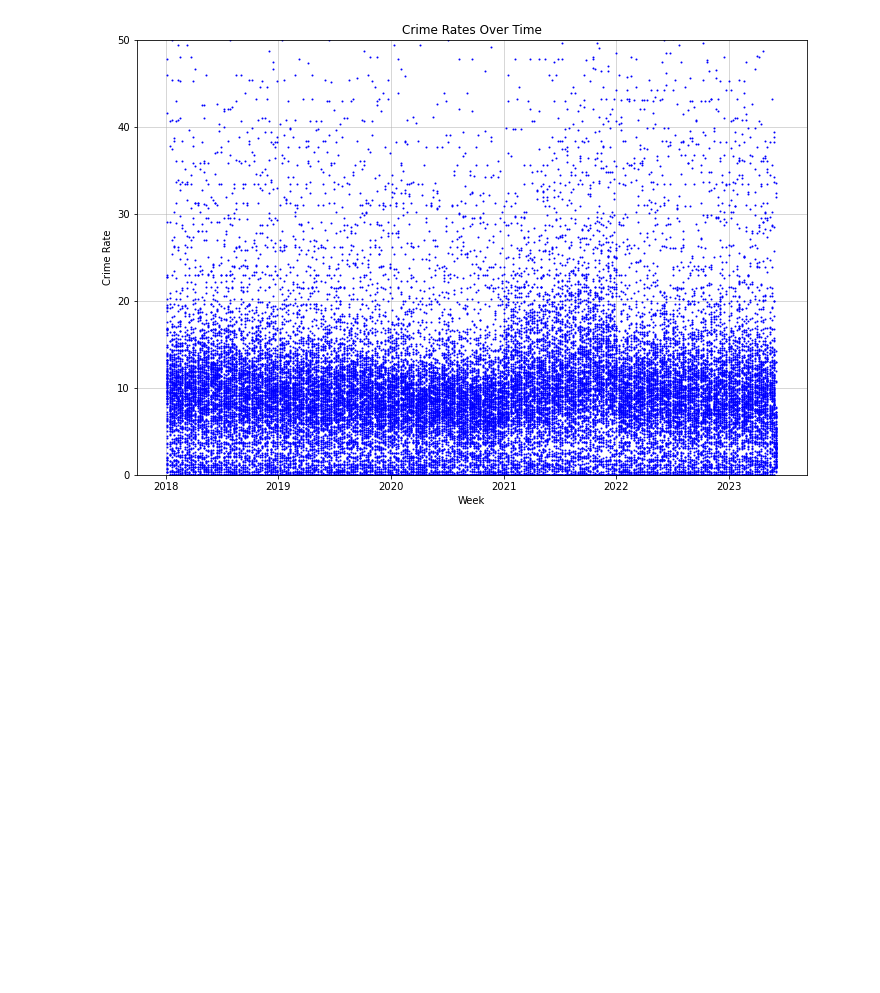
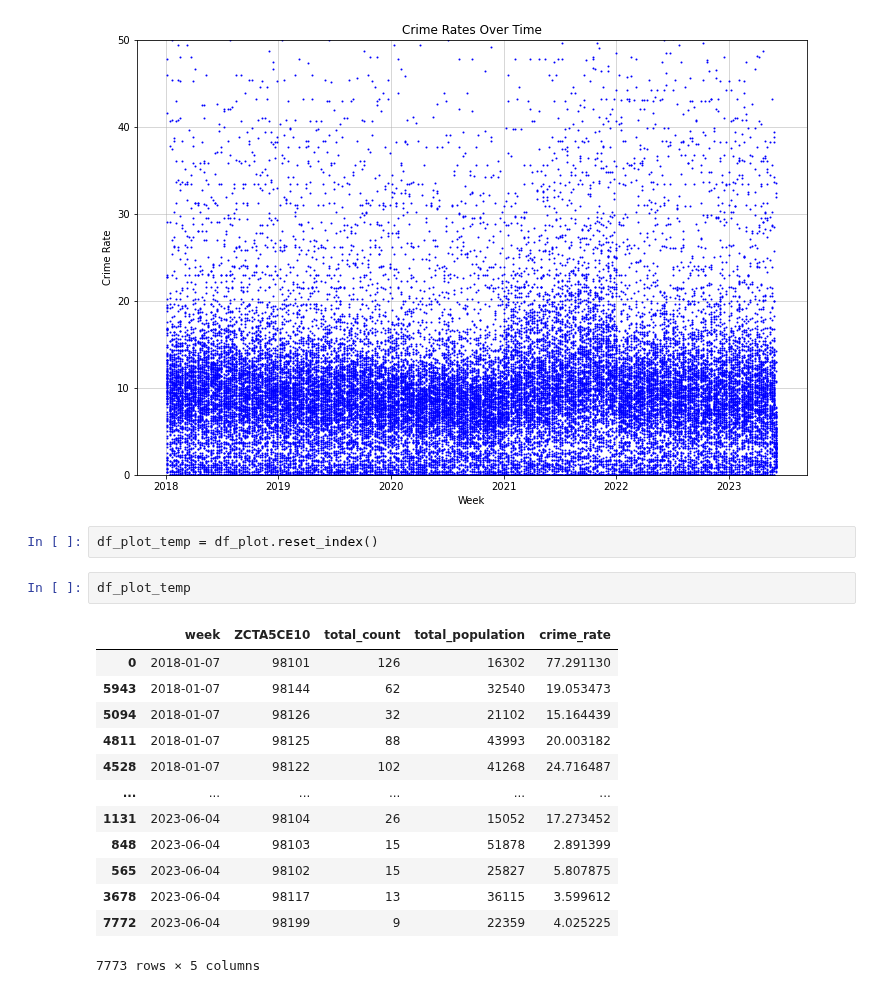
Before and after one commit to bail-reform/NYC, a Jupyter notebook: LA_Data_Aggregation.ipynb, the cells around one changed output. Drawn from its saved outputs; the diff is of its cells as text; blank space fills up the shorter version.

```diff
--- a/LA_Data_Aggregation.ipynb
+++ b/LA_Data_Aggregation.ipynb
@@ -454,3 +454,21 @@ plt.grid(True, linewidth=0.5)
 plt.show()
 # %% [output]
 [figure]
+# %%
+df_plot_temp = df_plot.reset_index()
+# %%
+df_plot_temp
+# %% [output]
+|  | week | ZCTA5CE10 | total_count | total_population | crime_rate |
+| 0 | 2018-01-07 | 98101 | 126 | 16302 | 77.291130 |
+| 5943 | 2018-01-07 | 98144 | 62 | 32540 | 19.053473 |
+| 5094 | 2018-01-07 | 98126 | 32 | 21102 | 15.164439 |
+| 4811 | 2018-01-07 | 98125 | 88 | 43993 | 20.003182 |
+| 4528 | 2018-01-07 | 98122 | 102 | 41268 | 24.716487 |
+| ... | ... | ... | ... | ... | ... |
+| 1131 | 2023-06-04 | 98104 | 26 | 15052 | 17.273452 |
+| 848 | 2023-06-04 | 98103 | 15 | 51878 | 2.891399 |
+| 565 | 2023-06-04 | 98102 | 15 | 25827 | 5.807875 |
+| 3678 | 2023-06-04 | 98117 | 13 | 36115 | 3.599612 |
+| 7772 | 2023-06-04 | 98199 | 9 | 22359 | 4.025225 |
+7773 rows × 5 columns
```
Also changed, not shown: parts of 4 cells of this notebook.
